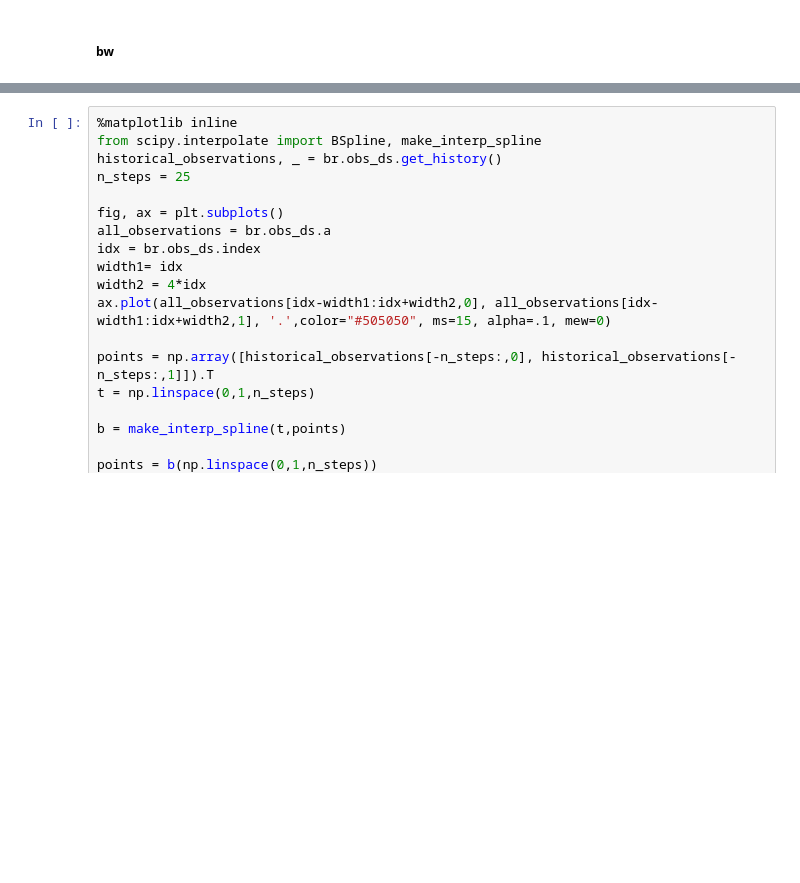
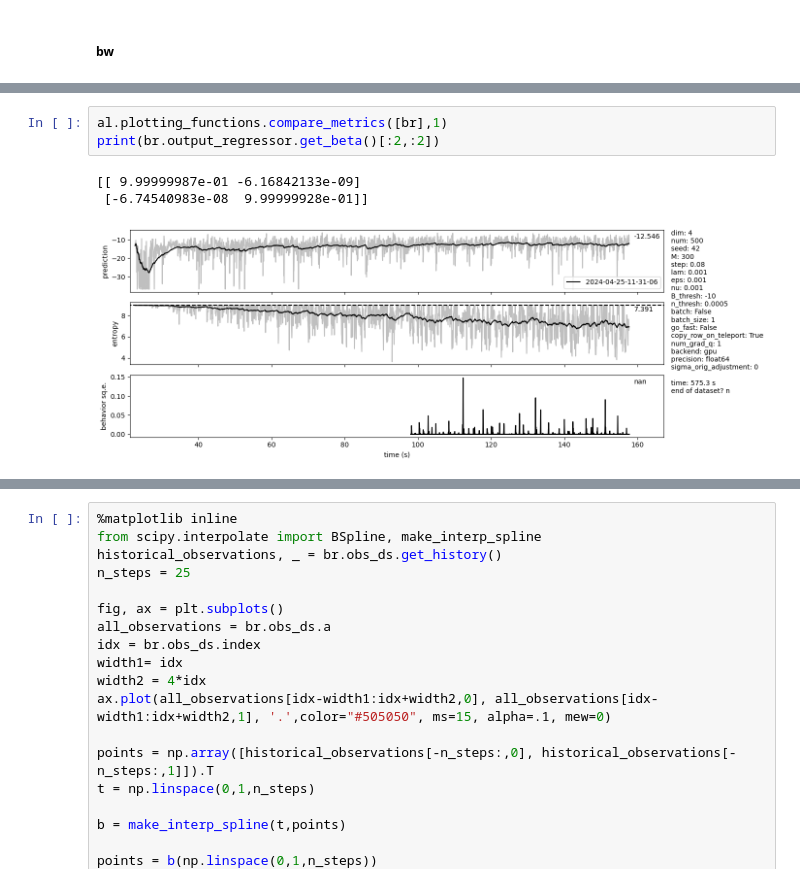
Before and after one commit to draeloslab/AdaptiveLatents, a Jupyter notebook: scripts/dataset_plots.ipynb, the cells around one changed output, grey strips where cells are left out. Drawn from its saved outputs; the diff is of its cells as text; blank space fills up the shorter version.

```diff
--- a/scripts/dataset_plots.ipynb
+++ b/scripts/dataset_plots.ipynb
@@ -177,0 +190,7 @@ br.run(limit=557,save=True)
+# %%
+al.plotting_functions.compare_metrics([br],1)
+print(br.output_regressor.get_beta()[:2,:2])
+# %% [output]
+[[ 9.99999987e-01 -6.16842133e-09]
+ [-6.74540983e-08  9.99999928e-01]]
+[figure, added]
```
Also changed, not shown: parts of 9 cells of this notebook, 10 other files.
